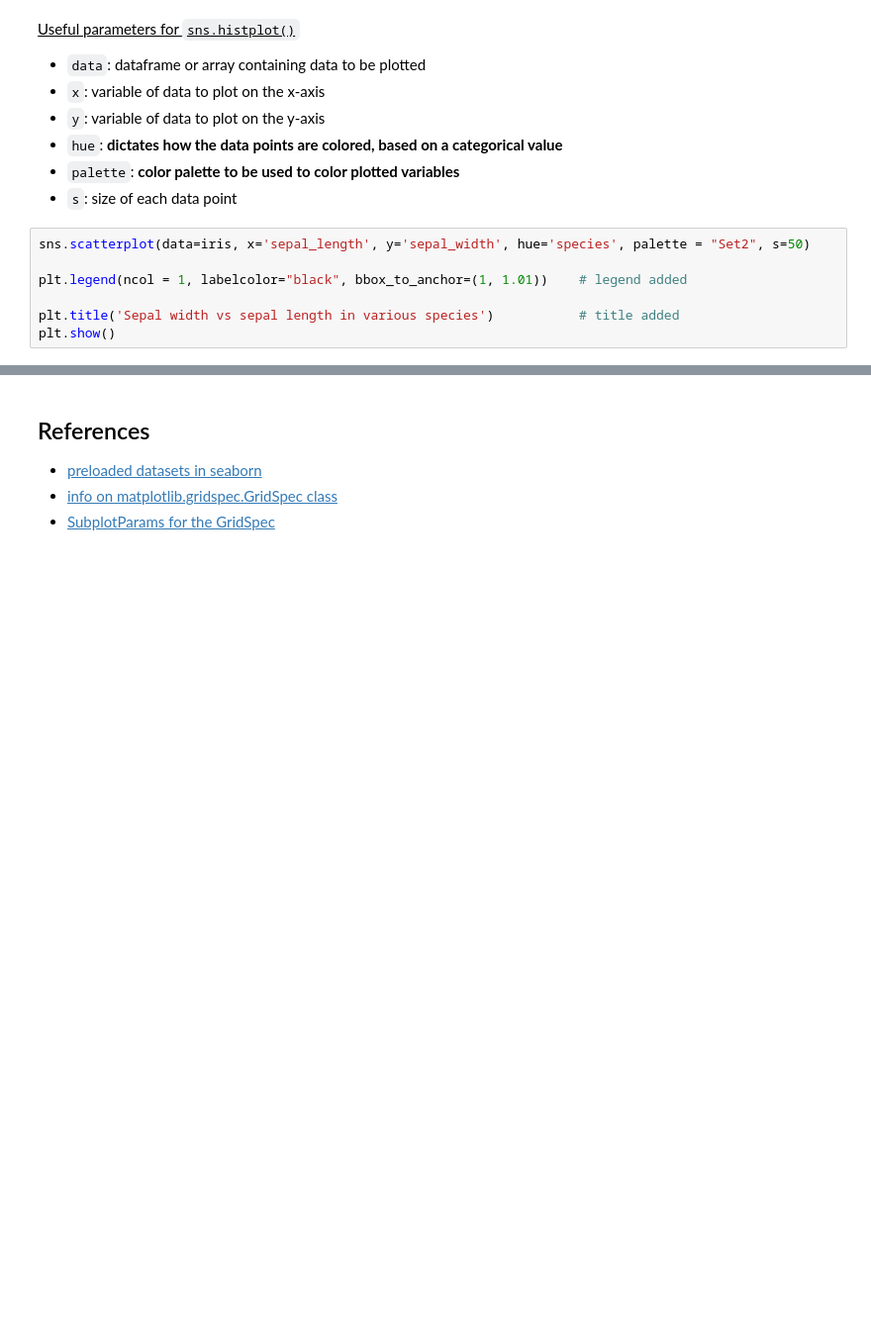
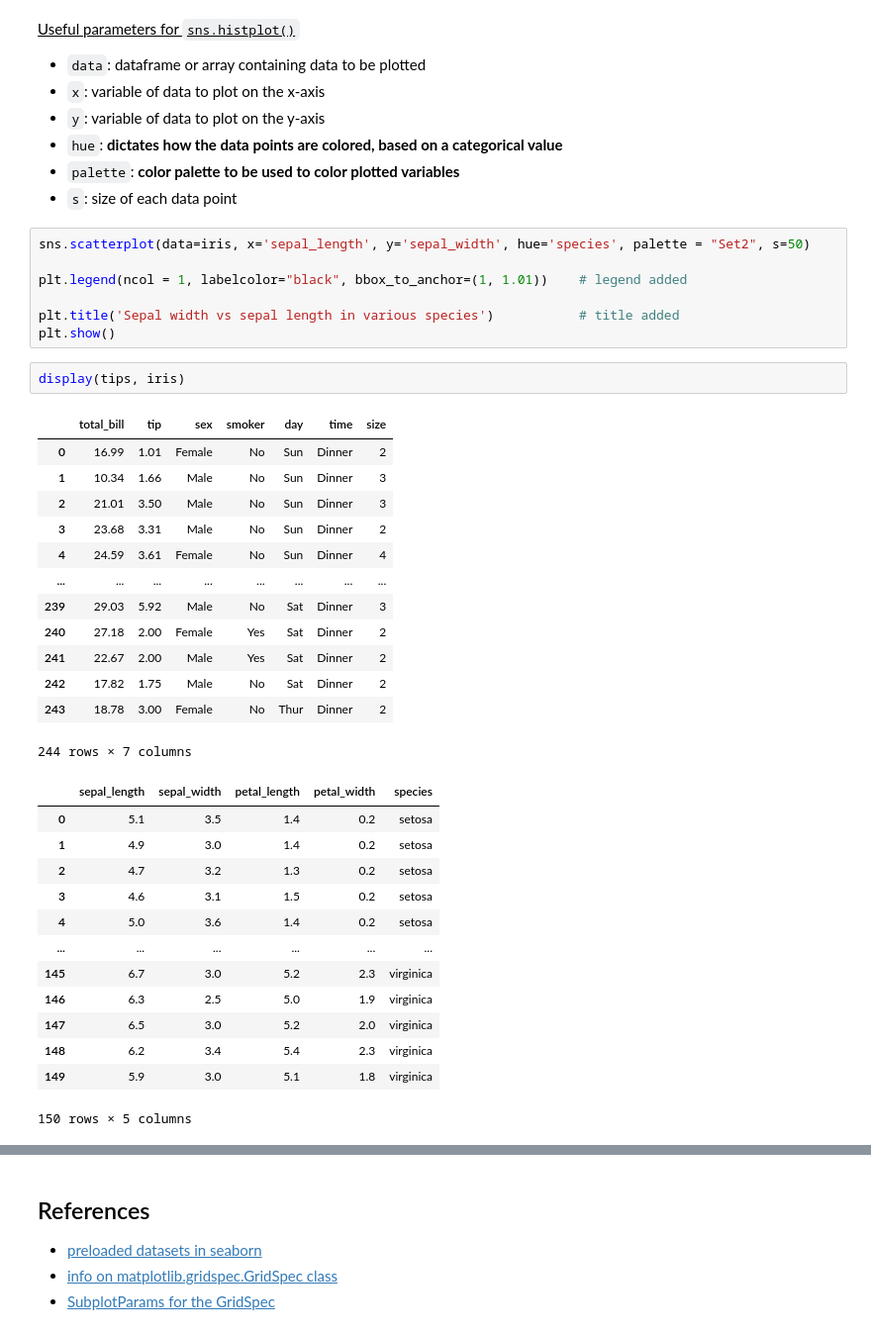
Before and after one commit to uchicago-dsi/summer-CAN-2023, a Jupyter notebook: Week 1/Wednesday/Data-Visualization_Part-2[LECTURE].ipynb, the cells around one changed output, grey strips where cells are left out. Shown at 99% size. Drawn from its saved outputs; the diff is of its cells as text; blank space fills up the shorter version.

Commit message:
memory allocation and displaying dataframes

```diff
--- a/Week 1/Wednesday/Data-Visualization_Part-2[LECTURE].ipynb
+++ b/Week 1/Wednesday/Data-Visualization_Part-2[LECTURE].ipynb
@@ -274,3 +343,32 @@ plt.legend(ncol = 1, labelcolor="black", bbox_to_anchor=(1, 1.01))    # legend a
 
 plt.title('Sepal width vs sepal length in various species')           # title added
 plt.show()
+# %%
+display(tips, iris)
+# %% [output]
+|  | total_bill | tip | sex | smoker | day | time | size |
+| 0 | 16.99 | 1.01 | Female | No | Sun | Dinner | 2 |
+| 1 | 10.34 | 1.66 | Male | No | Sun | Dinner | 3 |
+| 2 | 21.01 | 3.50 | Male | No | Sun | Dinner | 3 |
+| 3 | 23.68 | 3.31 | Male | No | Sun | Dinner | 2 |
+| 4 | 24.59 | 3.61 | Female | No | Sun | Dinner | 4 |
+| ... | ... | ... | ... | ... | ... | ... | ... |
+| 239 | 29.03 | 5.92 | Male | No | Sat | Dinner | 3 |
+| 240 | 27.18 | 2.00 | Female | Yes | Sat | Dinner | 2 |
+| 241 | 22.67 | 2.00 | Male | Yes | Sat | Dinner | 2 |
+| 242 | 17.82 | 1.75 | Male | No | Sat | Dinner | 2 |
+| 243 | 18.78 | 3.00 | Female | No | Thur | Dinner | 2 |
+244 rows × 7 columns
+|  | sepal_length | sepal_width | petal_length | petal_width | species |
+| 0 | 5.1 | 3.5 | 1.4 | 0.2 | setosa |
+| 1 | 4.9 | 3.0 | 1.4 | 0.2 | setosa |
+| 2 | 4.7 | 3.2 | 1.3 | 0.2 | setosa |
+| 3 | 4.6 | 3.1 | 1.5 | 0.2 | setosa |
+| 4 | 5.0 | 3.6 | 1.4 | 0.2 | setosa |
+| ... | ... | ... | ... | ... | ... |
+| 145 | 6.7 | 3.0 | 5.2 | 2.3 | virginica |
+| 146 | 6.3 | 2.5 | 5.0 | 1.9 | virginica |
+| 147 | 6.5 | 3.0 | 5.2 | 2.0 | virginica |
+| 148 | 6.2 | 3.4 | 5.4 | 2.3 | virginica |
+| 149 | 5.9 | 3.0 | 5.1 | 1.8 | virginica |
+150 rows × 5 columns
```
Also changed, not shown: parts of 12 cells of this notebook, 2 other files.
